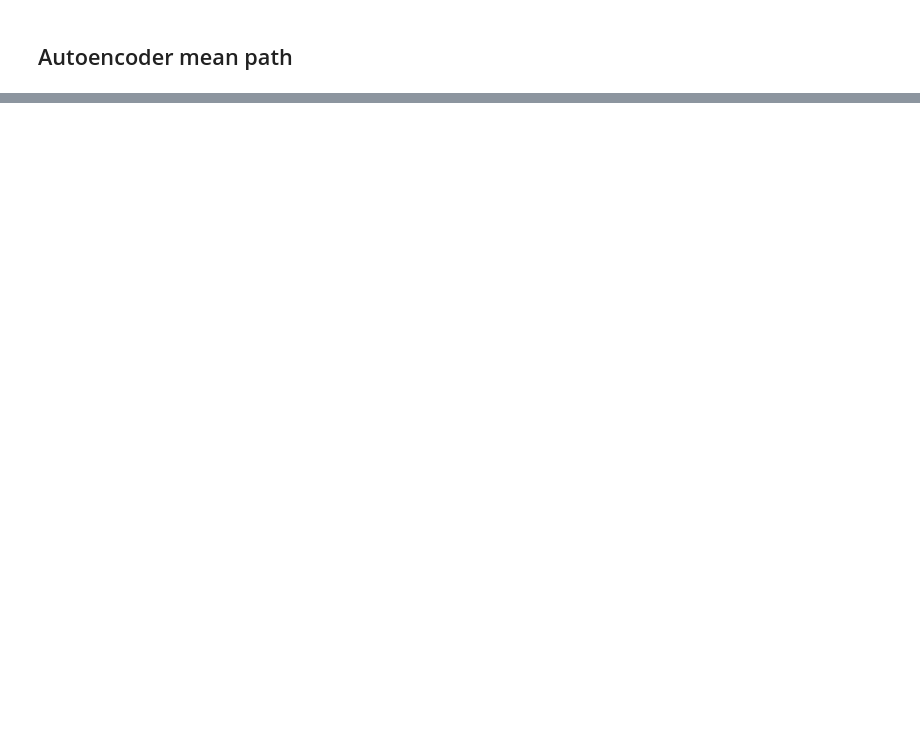
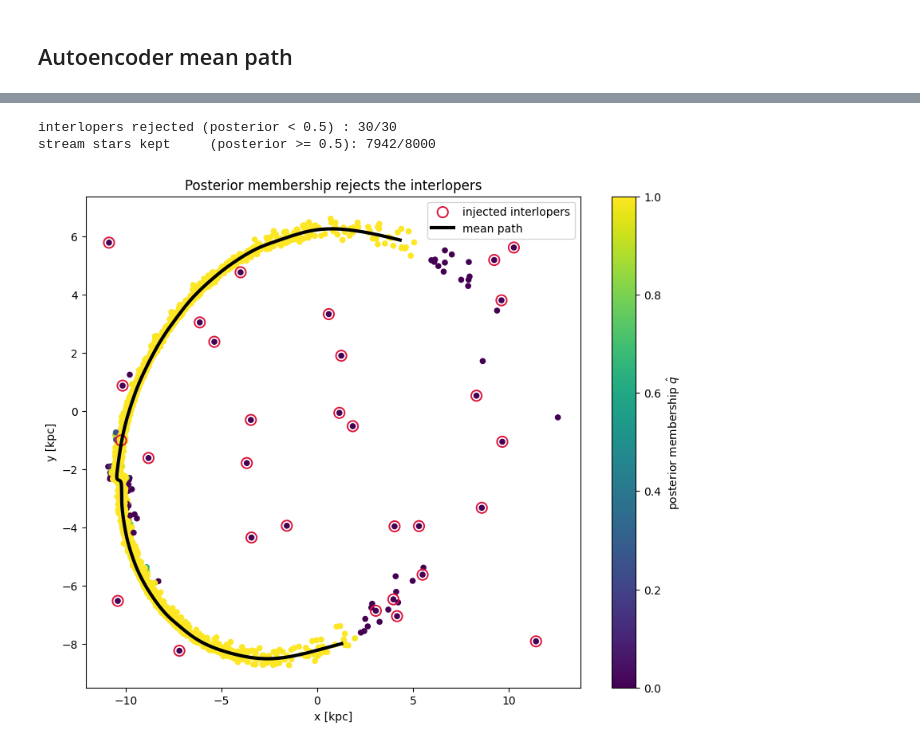
Before and after one commit to GalacticDynamics/phasecurvefit, a Jupyter notebook: docs/tutorials/stream_mst.ipynb, the cells around one changed output, grey strips where cells are left out. Saved outputs shown, nothing was run; the diff lists cells and outputs as text; code cells hidden in the pictures; blank space fills up the shorter version.

```diff
--- a/docs/tutorials/stream_mst.ipynb
+++ b/docs/tutorials/stream_mst.ipynb
@@ -120,0 +172,48 @@ plt.show()
+# %%
+# posterior_membership expects ws in the normalised training frame.
+qn, pn = result.model.normalizer.transform(qs, ps)
+ws = jnp.concatenate([qn, pn], axis=1)
+membership_prob = pcf.nn.posterior_membership(result.model, ws)
+
+o = np.asarray(is_outlier)
+caught = int((membership_prob[o] < 0.5).sum())
+kept = int((membership_prob[~o] >= 0.5).sum())
+print(f"interlopers rejected (posterior < 0.5) : {caught}/{int(o.sum())}")
+print(f"stream stars kept     (posterior >= 0.5): {kept}/{int((~o).sum())}")
+# %% [output]
+interlopers rejected (posterior < 0.5) : 30/30
+stream stars kept     (posterior >= 0.5): 7942/8000
+# %%
+_fig, ax = plt.subplots(figsize=(10, 8))
+o = np.asarray(is_outlier)
+sc = ax.scatter(
+    np.asarray(qs["x"]),
+    np.asarray(qs["y"]),
+    s=20,
+    c=np.asarray(membership_prob),
+    cmap="viridis",
+    vmin=0,
+    vmax=1,
+)
+ax.scatter(
+    np.asarray(qs["x"])[o],
+    np.asarray(qs["y"])[o],
+    s=90,
+    facecolors="none",
+    edgecolors="crimson",
+    lw=1.4,
+    label="injected interlopers",
+)
+ax.plot(
+    np.asarray(qs_pred["x"]), np.asarray(qs_pred["y"]), c="k", lw=3, label="mean path"
+)
+plt.colorbar(sc, ax=ax, label=r"posterior membership $\hat{q}$")
+ax.set(
+    xlabel="x [kpc]",
+    ylabel="y [kpc]",
+    title="Posterior membership rejects the interlopers",
+)
+ax.legend()
+plt.show()
+# %% [output]
+[figure, added]
```
Also changed, not shown: parts of 9 cells of this notebook, 19 other files.
